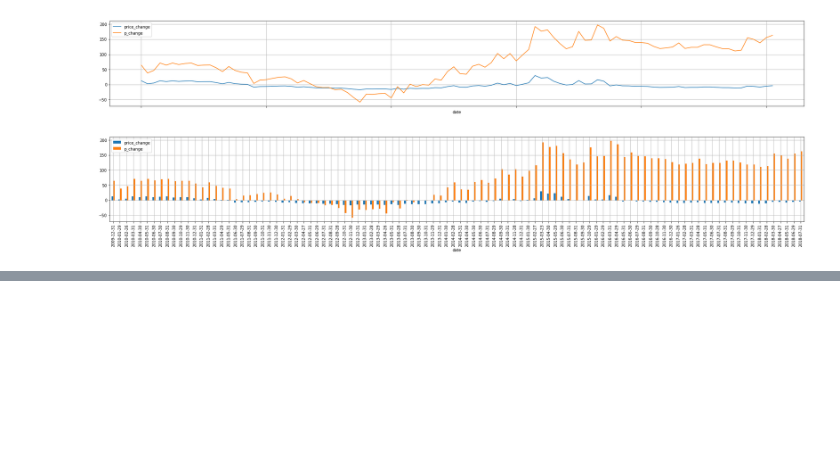
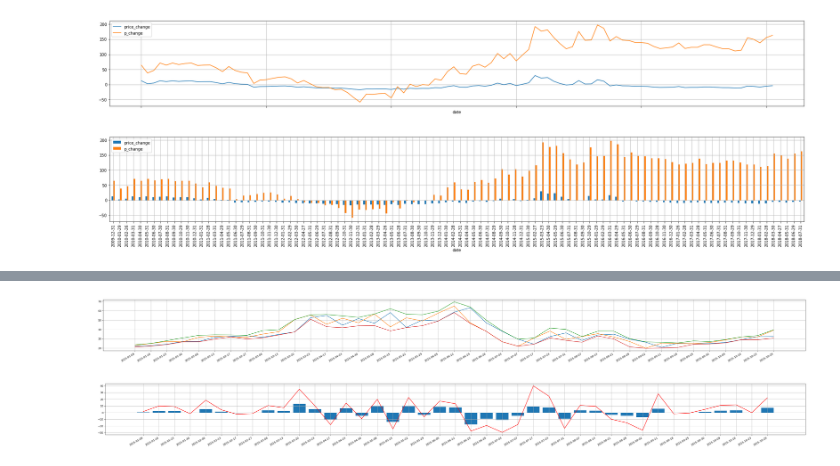
Before and after one commit to databooks/databook, a Jupyter notebook: finabook/S300036/Y2018年度分析.ipynb, the cells around one changed output, grey strips where cells are left out. Saved outputs shown, nothing was run; the diff lists cells and outputs as text; code cells hidden in the pictures; blank space fills up the shorter version.

```diff
--- a/finabook/S300036/Y2018年度分析.ipynb
+++ b/finabook/S300036/Y2018年度分析.ipynb
@@ -72,0 +106,5 @@ df2c.plot(kind='bar',figsize=(32,4),grid=True)
+# %%
+plotYear(2015)
+# %% [output]
+[figure, added]
+[figure, added]
```
Also changed, not shown: parts of 14 cells of this notebook.
